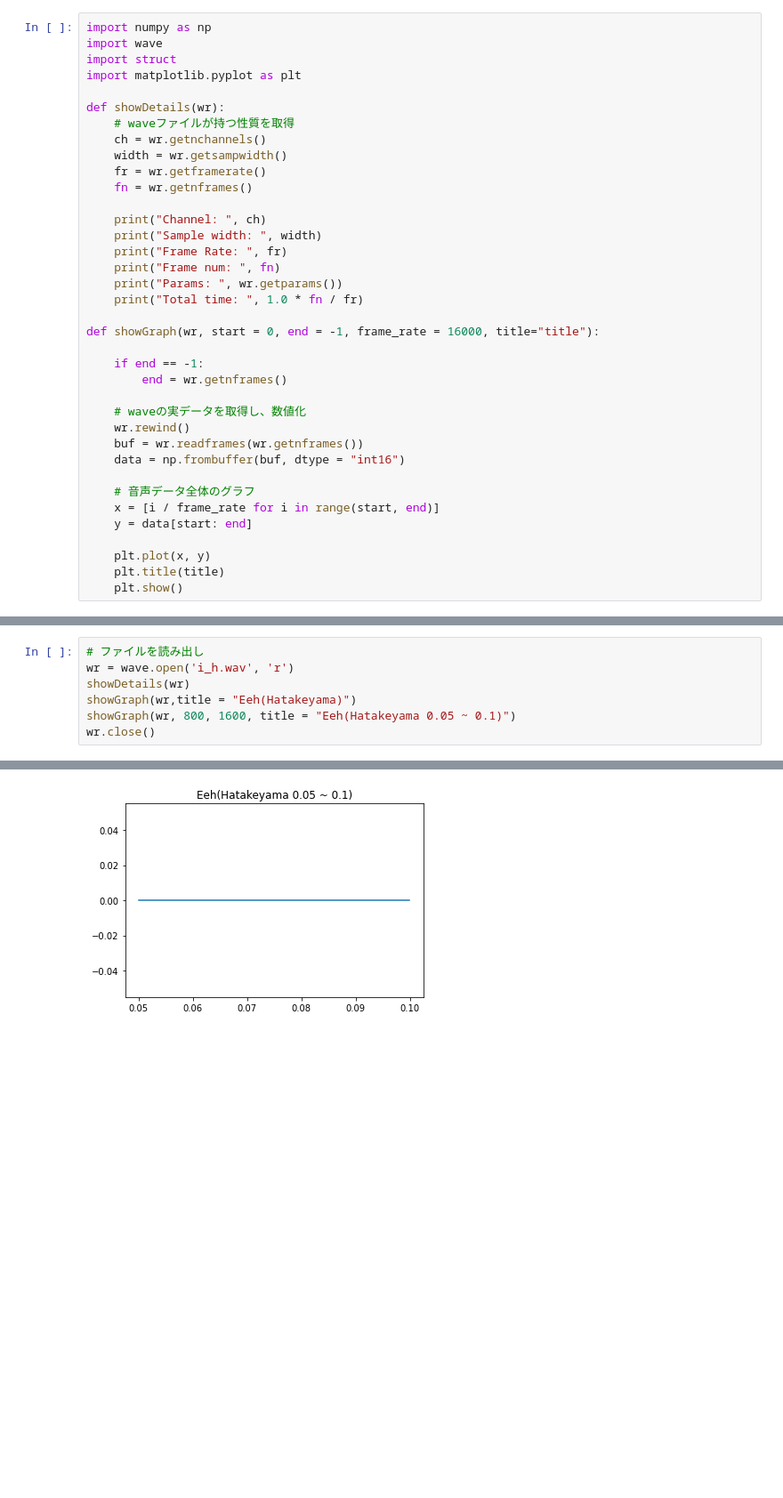
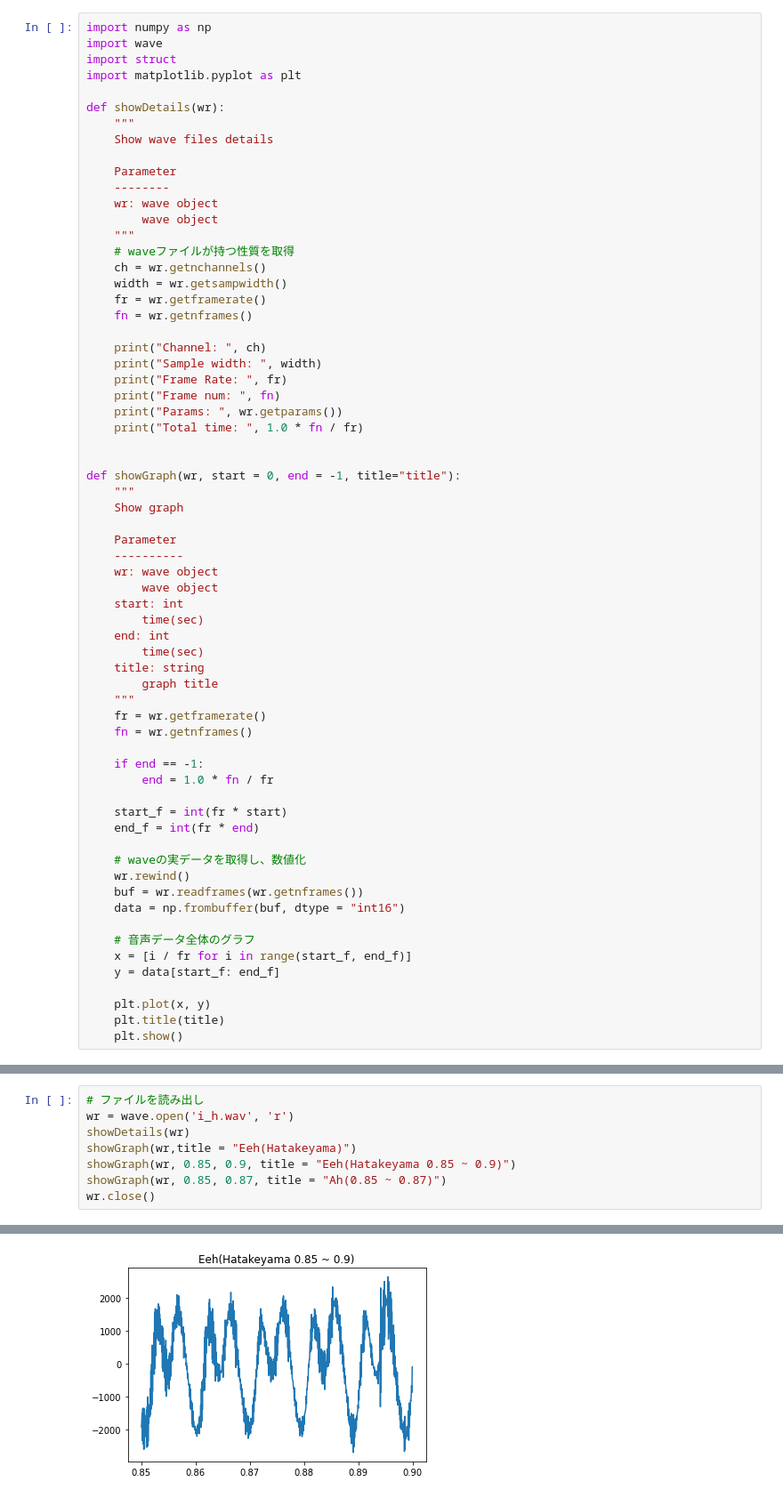
Before and after one commit to S-Kaito/s-kaito.github.io, a Jupyter notebook: notebook/seminar/2020_0519.ipynb, the cells around one changed output, grey strips where cells are left out. Shown at 89% size. Saved outputs shown, nothing was run; the diff lists cells and outputs as text; blank space fills up the shorter version.

```diff
--- a/notebook/seminar/2020_0519.ipynb
+++ b/notebook/seminar/2020_0519.ipynb
@@ -7,6 +7,14 @@ import struct
 import matplotlib.pyplot as plt
 
 def showDetails(wr):
+    """
+    Show wave files details
+
+    Parameter
+    --------
+    wr: wave object
+        wave object
+    """
     # waveファイルが持つ性質を取得
     ch = wr.getnchannels()
     width = wr.getsampwidth()
@@ -20,10 +28,30 @@ def showDetails(wr):
     print("Params: ", wr.getparams())
     print("Total time: ", 1.0 * fn / fr)
 
-def showGraph(wr, start = 0, end = -1, frame_rate = 16000, title="title"):
+
+def showGraph(wr, start = 0, end = -1, title="title"):
+    """
+    Show graph
+
+    Parameter
+    ----------
+    wr: wave object
+        wave object
+    start: int
+        time(sec)
+    end: int
+        time(sec)
+    title: string
+        graph title
+    """
+    fr = wr.getframerate()
+    fn = wr.getnframes()
 
     if end == -1:
-        end = wr.getnframes()
+        end = 1.0 * fn / fr
+
+    start_f = int(fr * start)
+    end_f = int(fr * end)
 
     # waveの実データを取得し、数値化
     wr.rewind()
@@ -31,8 +59,8 @@ def showGraph(wr, start = 0, end = -1, frame_rate = 16000, title="title"):
     data = np.frombuffer(buf, dtype = "int16")
 
     # 音声データ全体のグラフ
-    x = [i / frame_rate for i in range(start, end)]
-    y = data[start: end]
+    x = [i / fr for i in range(start_f, end_f)]
+    y = data[start_f: end_f]
 
     plt.plot(x, y)
     plt.title(title)
@@ -89,16 +122,17 @@ Total time:  1.24
 # %%
 # ファイルを読み出し
 wr = wave.open('i_h.wav', 'r')
 showDetails(wr)
 showGraph(wr,title = "Eeh(Hatakeyama)")
-showGraph(wr, 800, 1600, title = "Eeh(Hatakeyama 0.05 ~ 0.1)")
+showGraph(wr, 0.85, 0.9, title = "Eeh(Hatakeyama 0.85 ~ 0.9)")
+showGraph(wr, 0.85, 0.87, title = "Ah(0.85 ~ 0.87)")
 wr.close()
 # %% [output]
 Channel:  1
 Sample width:  2
 Frame Rate:  16000
 Frame num:  23040
 Params:  _wave_params(nchannels=1, sampwidth=2, framerate=16000, nframes=23040, comptype='NONE', compname='not compressed')
 Total time:  1.44
 [figure]
-[figure, old version]
+[figure, new version]
```
Also changed, not shown: parts of 4 cells of this notebook.
